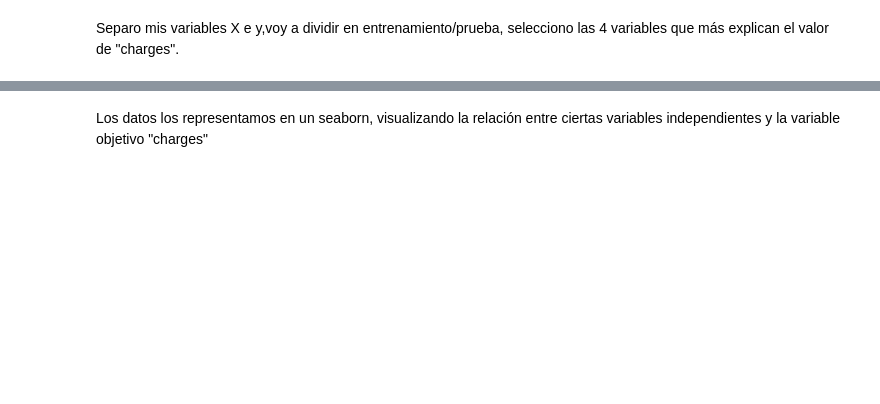
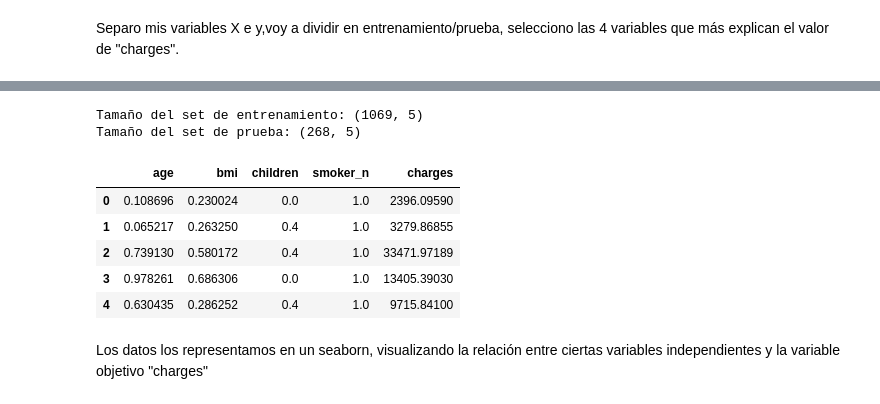
Before and after one commit to 4GeeksAcademy/machine-learning-python-templateRL_jgg, a Jupyter notebook: src/explore.ipynb, the cells around one changed output, grey strips where cells are left out. Saved outputs shown, nothing was run; the diff lists cells and outputs as text; code cells hidden in the pictures; blank space fills up the shorter version.

```diff
--- a/src/explore.ipynb
+++ b/src/explore.ipynb
@@ -269,3 +268,29 @@ datos_train.head()
+# %%
+# Guardar a archivos CSV
+X_train_sel["charges"] = y_train.values
+X_test_sel["charges"] = y_test.values
+X_train_sel.to_csv("../data/interim/datos_entrenamiento.csv", index = False)
+X_test_sel.to_csv("../data/interim/datos_prueba.csv", index = False)
+
+datos_entrenamiento = pd.read_csv("../data/interim/datos_entrenamiento.csv")
+datos_prueba = pd.read_csv("../data/interim/datos_prueba.csv")
+
+datos_entrenamiento.head()
+
+print("Tamaño del set de entrenamiento:", datos_entrenamiento.shape)
+print("Tamaño del set de prueba:", datos_prueba.shape)
+# %% [output]
+Tamaño del set de entrenamiento: (1069, 5)
+Tamaño del set de prueba: (268, 5)
+# %%
+datos_entrenamiento.head()
+# %% [output]
+|  | age | bmi | children | smoker_n | charges |
+| 0 | 0.108696 | 0.230024 | 0.0 | 1.0 | 2396.09590 |
+| 1 | 0.065217 | 0.263250 | 0.4 | 1.0 | 3279.86855 |
+| 2 | 0.739130 | 0.580172 | 0.4 | 1.0 | 33471.97189 |
+| 3 | 0.978261 | 0.686306 | 0.0 | 1.0 | 13405.39030 |
+| 4 | 0.630435 | 0.286252 | 0.4 | 1.0 | 9715.84100 |
 # %% [markdown]
 Los datos los representamos en un seaborn, visualizando la relación entre ciertas variables independientes y la variable objetivo "charges"
 # %%
```
Also changed, not shown: parts of 13 cells of this notebook, 2 other files.
